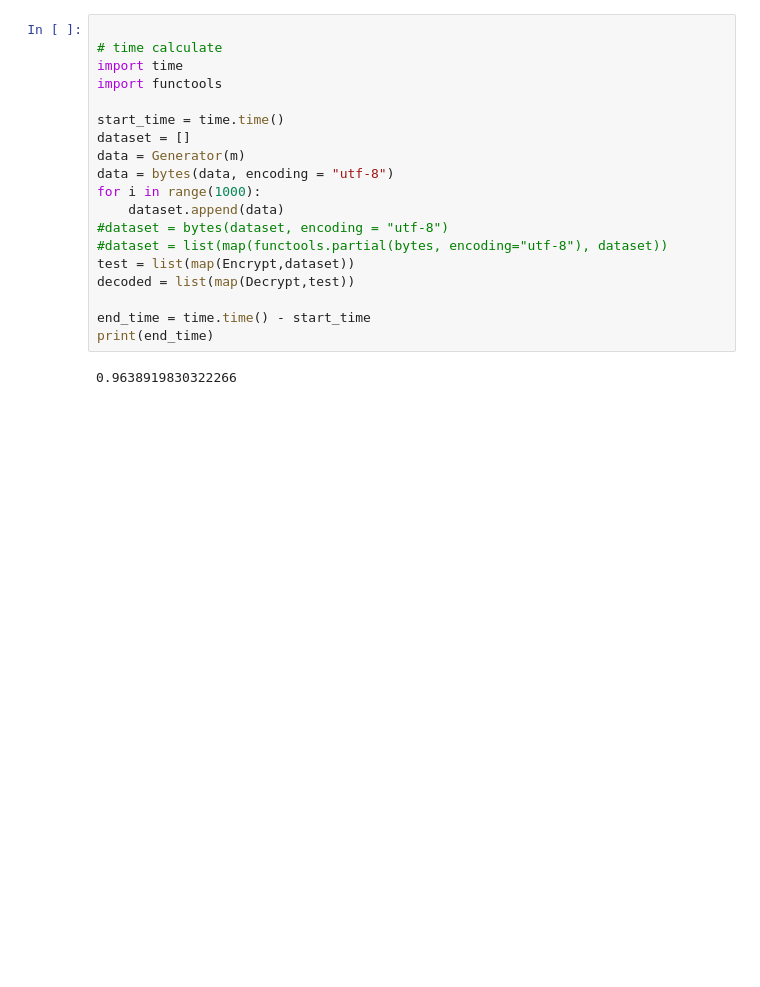
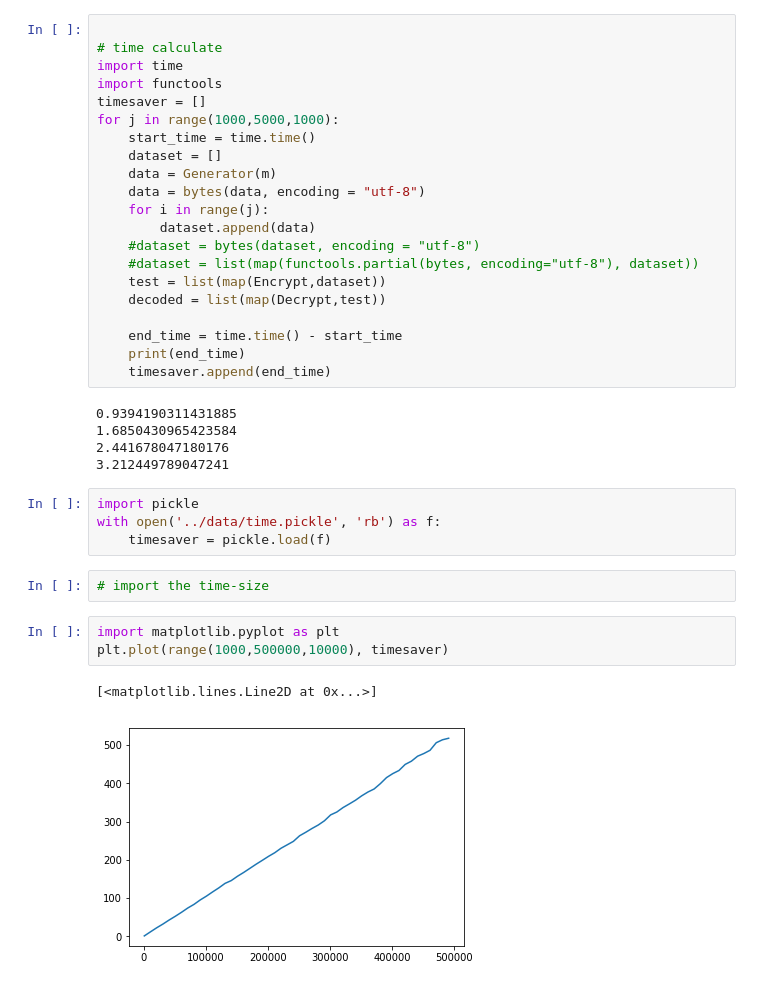
Before and after one commit to samanthawise/dstassignment5, a Jupyter notebook: documentation/TextSizeTest.ipynb, the cells around one changed output. Drawn from its saved outputs; the diff is of its cells as text; blank space fills up the shorter version.

Commit message:
Show the linear increasing graph

```diff
--- a/documentation/TextSizeTest.ipynb
+++ b/documentation/TextSizeTest.ipynb
@@ -44,19 +44,36 @@ b" Sweare his tale.\n Pitch to sting.\n done, stand striuing for yours ye shall
 # time calculate
 import time
 import functools
+timesaver = []
+for j in range(1000,5000,1000):
+    start_time = time.time()
+    dataset = []
+    data = Generator(m)
+    data = bytes(data, encoding = "utf-8")
+    for i in range(j):
+        dataset.append(data)
+    #dataset = bytes(dataset, encoding = "utf-8")
+    #dataset = list(map(functools.partial(bytes, encoding="utf-8"), dataset))
+    test = list(map(Encrypt,dataset))
+    decoded = list(map(Decrypt,test))
 
-start_time = time.time()
-dataset = []
-data = Generator(m)
-data = bytes(data, encoding = "utf-8")
-for i in range(1000):
-    dataset.append(data)
-#dataset = bytes(dataset, encoding = "utf-8")
-#dataset = list(map(functools.partial(bytes, encoding="utf-8"), dataset))
-test = list(map(Encrypt,dataset))
-decoded = list(map(Decrypt,test))
-
-end_time = time.time() - start_time
-print(end_time)
+    end_time = time.time() - start_time
+    print(end_time)
+    timesaver.append(end_time)
 # %% [output]
-0.9638919830322266
+0.9394190311431885
+1.6850430965423584
+2.441678047180176
+3.212449789047241
+# %%
+import pickle
+with open('../data/time.pickle', 'rb') as f:
+    timesaver = pickle.load(f)
+# %%
+# import the time-size
+# %%
+import matplotlib.pyplot as plt
+plt.plot(range(1000,500000,10000), timesaver)
+# %% [output]
+[<matplotlib.lines.Line2D at 0x...>]
+[figure, added]
```
Also changed, not shown: parts of 2 cells of this notebook.
